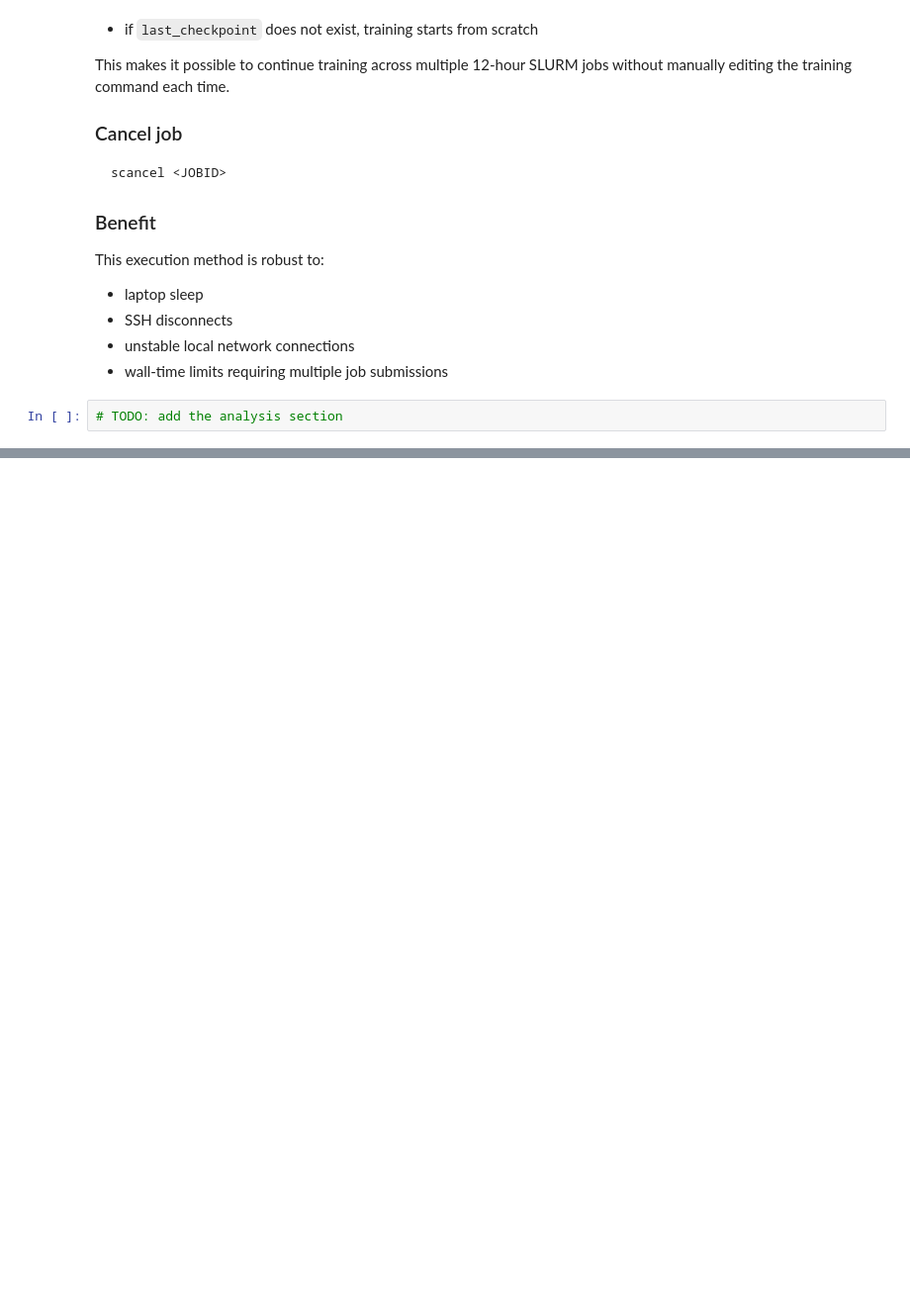
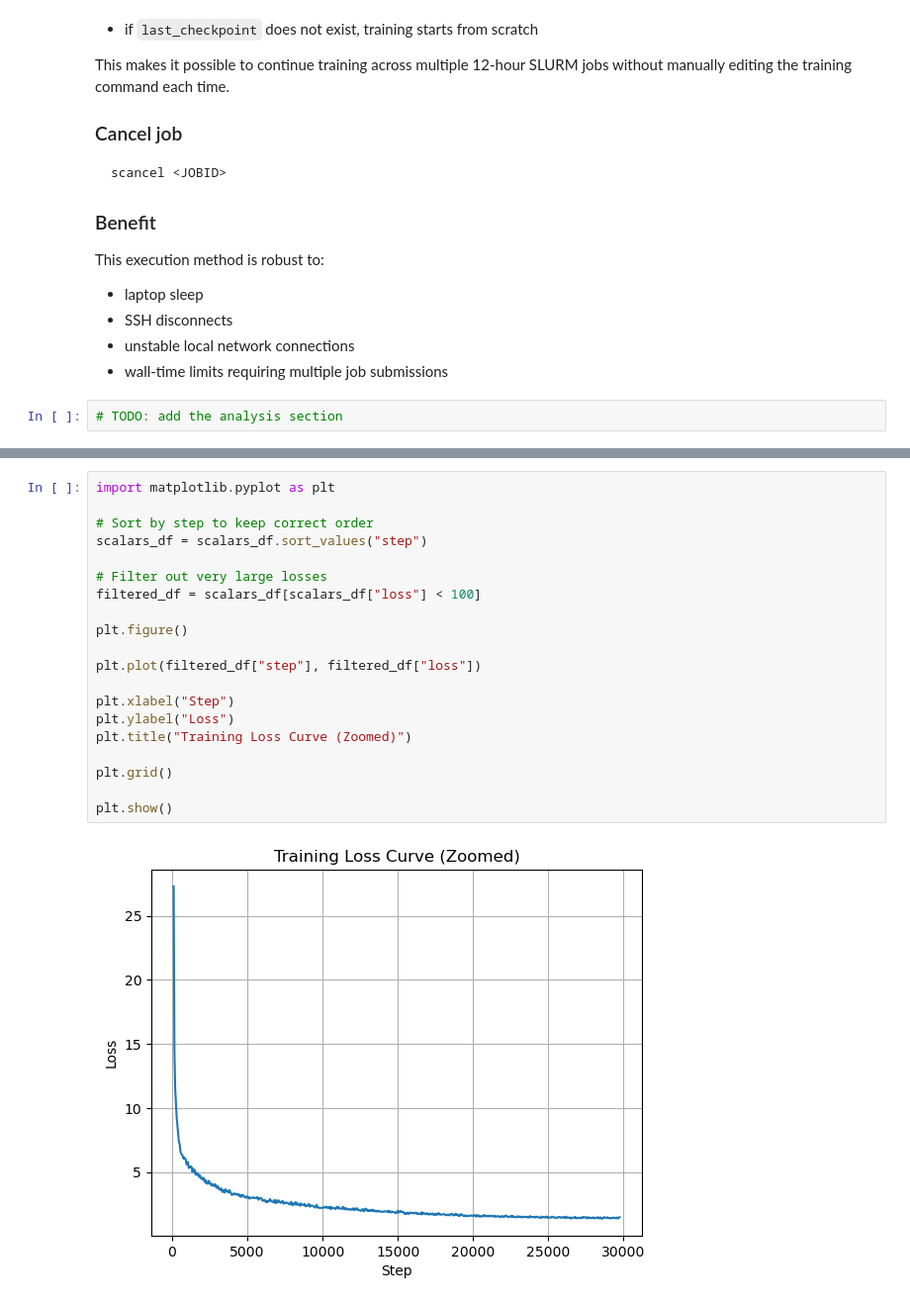
Before and after one commit to darkcyan-ugli-fruit/nuscenes-multimodal-learning, a Jupyter notebook: notebooks/03_camera_lidar_fusion_model.ipynb, the cells around one changed output, grey strips where cells are left out. Shown at 99% size. Saved outputs shown, nothing was run; the diff lists cells and outputs as text; blank space fills up the shorter version.

```diff
--- a/notebooks/03_camera_lidar_fusion_model.ipynb
+++ b/notebooks/03_camera_lidar_fusion_model.ipynb
@@ -790,0 +968,22 @@ This execution method is robust to:
+# %%
+import matplotlib.pyplot as plt
+
+# Sort by step to keep correct order
+scalars_df = scalars_df.sort_values("step")
+
+# Filter out very large losses
+filtered_df = scalars_df[scalars_df["loss"] < 100]
+
+plt.figure()
+
+plt.plot(filtered_df["step"], filtered_df["loss"])
+
+plt.xlabel("Step")
+plt.ylabel("Loss")
+plt.title("Training Loss Curve (Zoomed)")
+
+plt.grid()
+
+plt.show()
+# %% [output]
+[figure, added]
```
Also changed, not shown: parts of 16 cells of this notebook.
